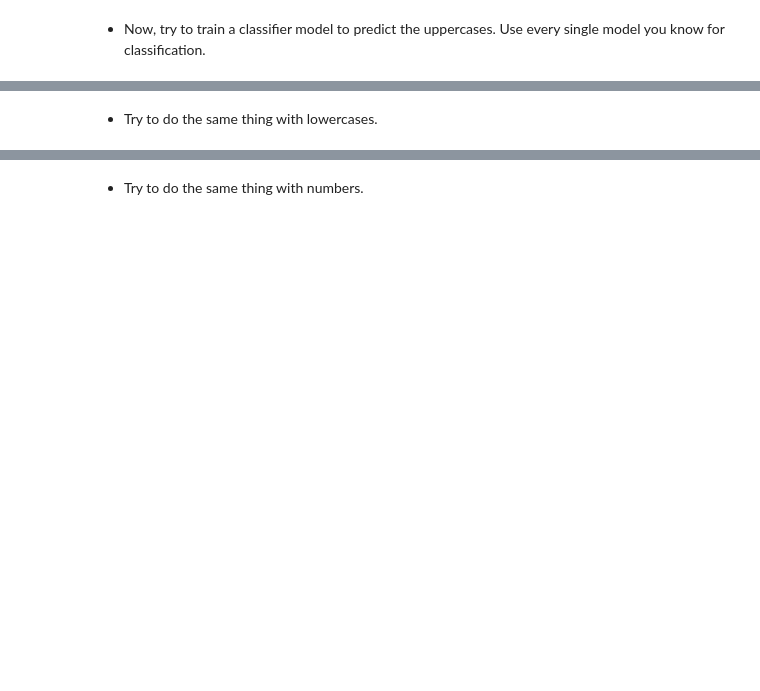
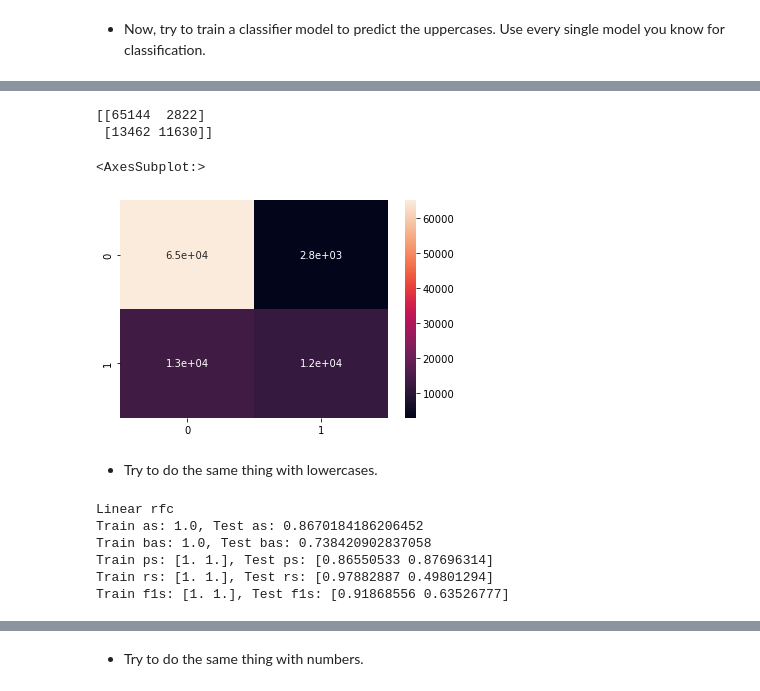
Before and after one commit to ta-data-mexpt/lab-supervised-classification, a Jupyter notebook: Supervised Classification.ipynb, the cells around one changed output, grey strips where cells are left out. Saved outputs shown, nothing was run; the diff lists cells and outputs as text; code cells hidden in the pictures; blank space fills up the shorter version.

```diff
--- a/Supervised Classification.ipynb
+++ b/Supervised Classification.ipynb
@@ -31,2 +178,12 @@ In this way, you need to visualize some data to realize which number-labels repr
+# %%
+conf_m_rfc_test=confusion_matrix(y_test_upper,y_test_pred_upper_rfc)
+
+print (conf_m_rfc_test)
+sns.heatmap(conf_m_rfc_test, annot=True)
+# %% [output]
+[[65144  2822]
+ [13462 11630]]
+<AxesSubplot:>
+[figure, added]
 # %% [markdown]
 * Try to do the same thing with lowercases.
@@ -34,0 +193,24 @@ In this way, you need to visualize some data to realize which number-labels repr
+# %%
+rfc = RandomForestClassifier()
+rfc.fit(X_train,y_train_lower)
+y_pred_lower_rfc=rfc.predict(X_train)
+y_test_pred_lower_rfc=rfc.predict(X_test)
+print('Linear rfc')
+print(f'Train as: {accuracy_score(y_train_lower,y_pred_lower_rfc)}, Test as: {accuracy_score(y_test_lower,y_test_pred_lower_rfc)}')
+print(f'Train bas: {balanced_accuracy_score(y_train_lower,y_pred_lower_rfc)}, Test bas: {balanced_accuracy_score(y_test_lower,y_test_pred_lower_rfc)}')
+print(f'Train ps: {precision_score(y_train_lower,y_pred_lower_rfc,average=None)}, Test ps: {precision_score(y_test_lower,y_test_pred_lower_rfc,average=None)}')
+print(f'Train rs: {recall_score(y_train_lower,y_pred_lower_rfc,average=None)}, Test rs: {recall_score(y_test_lower,y_test_pred_lower_rfc,average=None)}')
+print(f'Train f1s: {f1_score(y_train_lower,y_pred_lower_rfc,average=None)}, Test f1s: {f1_score(y_test_lower,y_test_pred_lower_rfc,average=None)}')
+#print(f'Train conf_matrix:\n {confusion_matrix(y_train_lower,y_pred_lower_rfc)}\nTest conf_matriz: \n{confusion_matrix(y_test_lower,y_test_pred_lower_rfc)}')
+#print('Train')
+#plot_confusion_matrix(rfc,X_train,y_train_lower);
+#plt.show()
+#print('Test')
+#plot_confusion_matrix(rfc,X_test,y_test_lower);
+# %% [output]
+Linear rfc
+Train as: 1.0, Test as: 0.8670184186206452
+Train bas: 1.0, Test bas: 0.738420902837058
+Train ps: [1. 1.], Test ps: [0.86550533 0.87696314]
+Train rs: [1. 1.], Test rs: [0.97882887 0.49801294]
+Train f1s: [1. 1.], Test f1s: [0.91868556 0.63526777]
```
Also changed, not shown: parts of 28 cells of this notebook.
